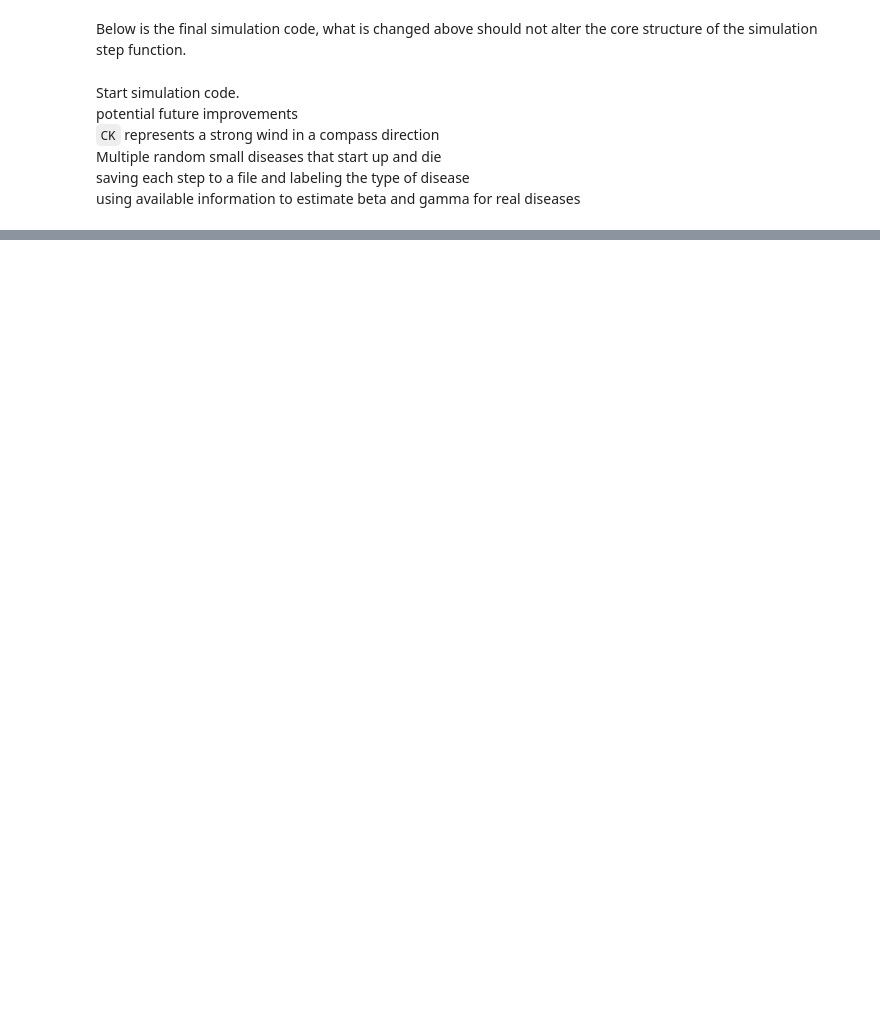
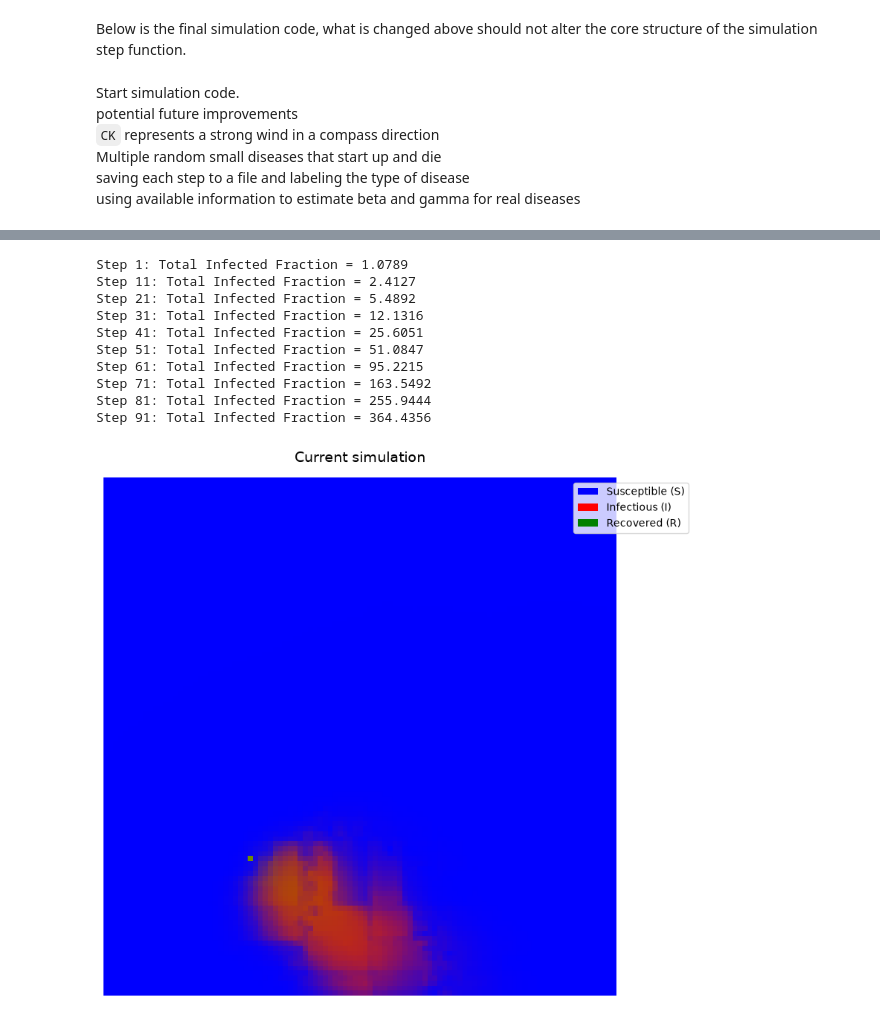
Before and after one commit to dvito-sdsu/aie, a Jupyter notebook: simulation.ipynb, the cells around one changed output, grey strips where cells are left out. Drawn from its saved outputs; the diff is of its cells as text; code cells hidden in the pictures; blank space fills up the shorter version.

```diff
--- a/simulation.ipynb
+++ b/simulation.ipynb
@@ -190,0 +250,44 @@ def random_simulation(shape = (100,100), timesteps = 100, beta = -1, gamma = -1)
+# %%
+timesteps = 100
+
+for t in range(timesteps):
+  timetotal += 1
+  S, I, R = sir_spatial_step(S, I, R, ndvi, conv_matrix, beta, gamma)
+
+  # save history of simulation to train the cnn currently every 10 steps
+  # while bugs are still being testind
+  if t % 10 == 0:
+    print(f"Step {timetotal}: Total Infected Fraction = {np.sum(I):.4f}")
+    # plt.plot(S, label='Susceptible', color='#1f77b4', linewidth=2.5) # Blue
+    # plt.plot(I, label='Infected', color='#d62728', linewidth=2.5)    # Red
+    # plt.plot(R, label='Recovered', color='#2ca02c', linewidth=2.5)   # Green
+rgb_grid = np.stack([I, R, S], axis=-1)
+
+plt.figure(figsize=(8, 8))
+plt.imshow(rgb_grid, origin='upper')
+
+plt.title("Current simulation", fontsize=14, pad=15)
+plt.axis('off')
+
+# Custom legend matching the RGB mapping
+legend_elements = [
+    Patch(facecolor='blue', label='Susceptible (S)'),
+    Patch(facecolor='red', label='Infectious (I)'),
+    Patch(facecolor='green', label='Recovered (R)')
+]
+plt.legend(handles=legend_elements, loc='upper right', bbox_to_anchor=(1.15, 1))
+
+plt.tight_layout()
+plt.show()
+# %% [output]
+Step 1: Total Infected Fraction = 1.0789
+Step 11: Total Infected Fraction = 2.4127
+Step 21: Total Infected Fraction = 5.4892
+Step 31: Total Infected Fraction = 12.1316
+Step 41: Total Infected Fraction = 25.6051
+Step 51: Total Infected Fraction = 51.0847
+Step 61: Total Infected Fraction = 95.2215
+Step 71: Total Infected Fraction = 163.5492
+Step 81: Total Infected Fraction = 255.9444
+Step 91: Total Infected Fraction = 364.4356
+[figure, added]
```
Also changed, not shown: parts of 8 cells of this notebook.
